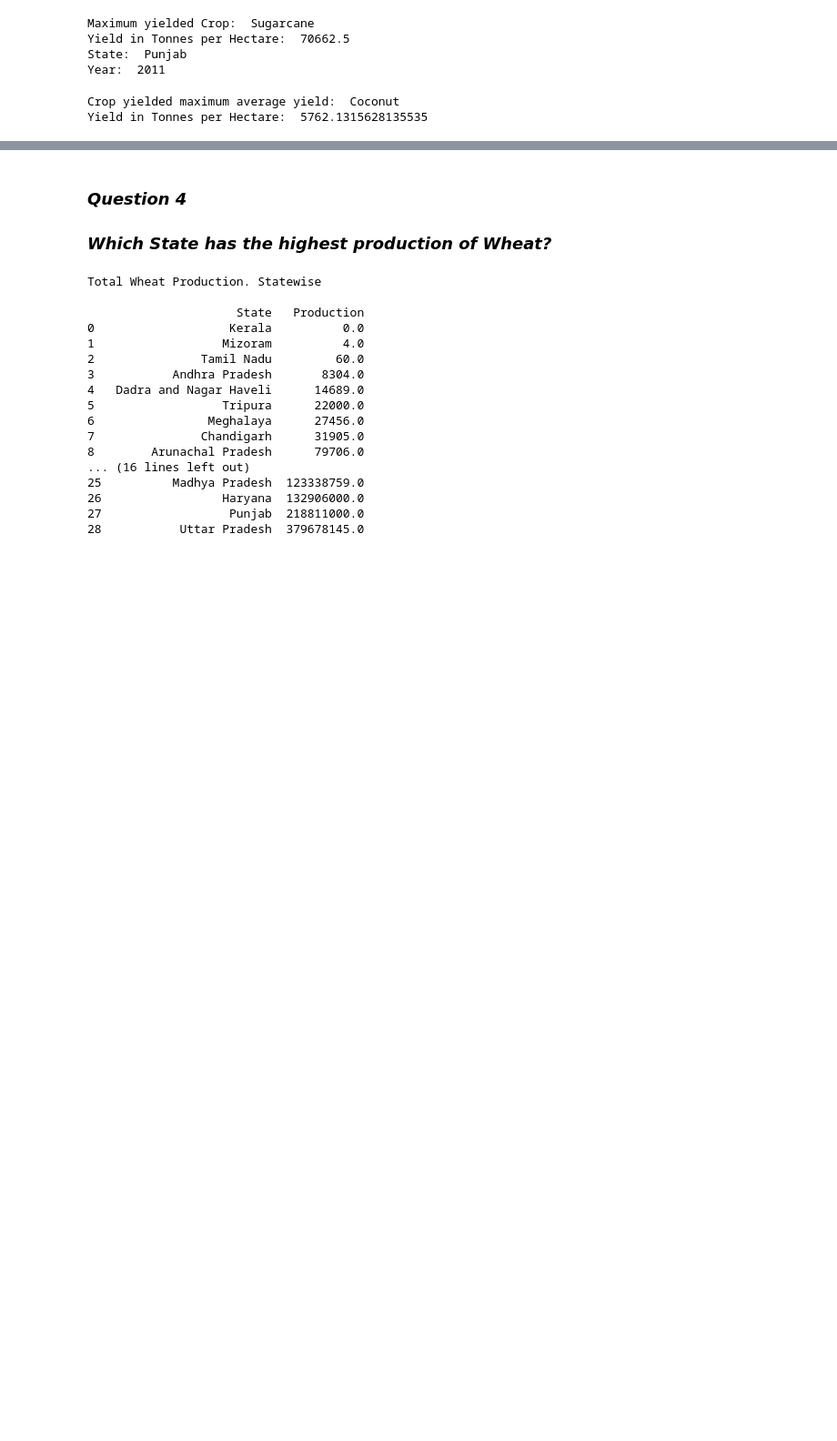
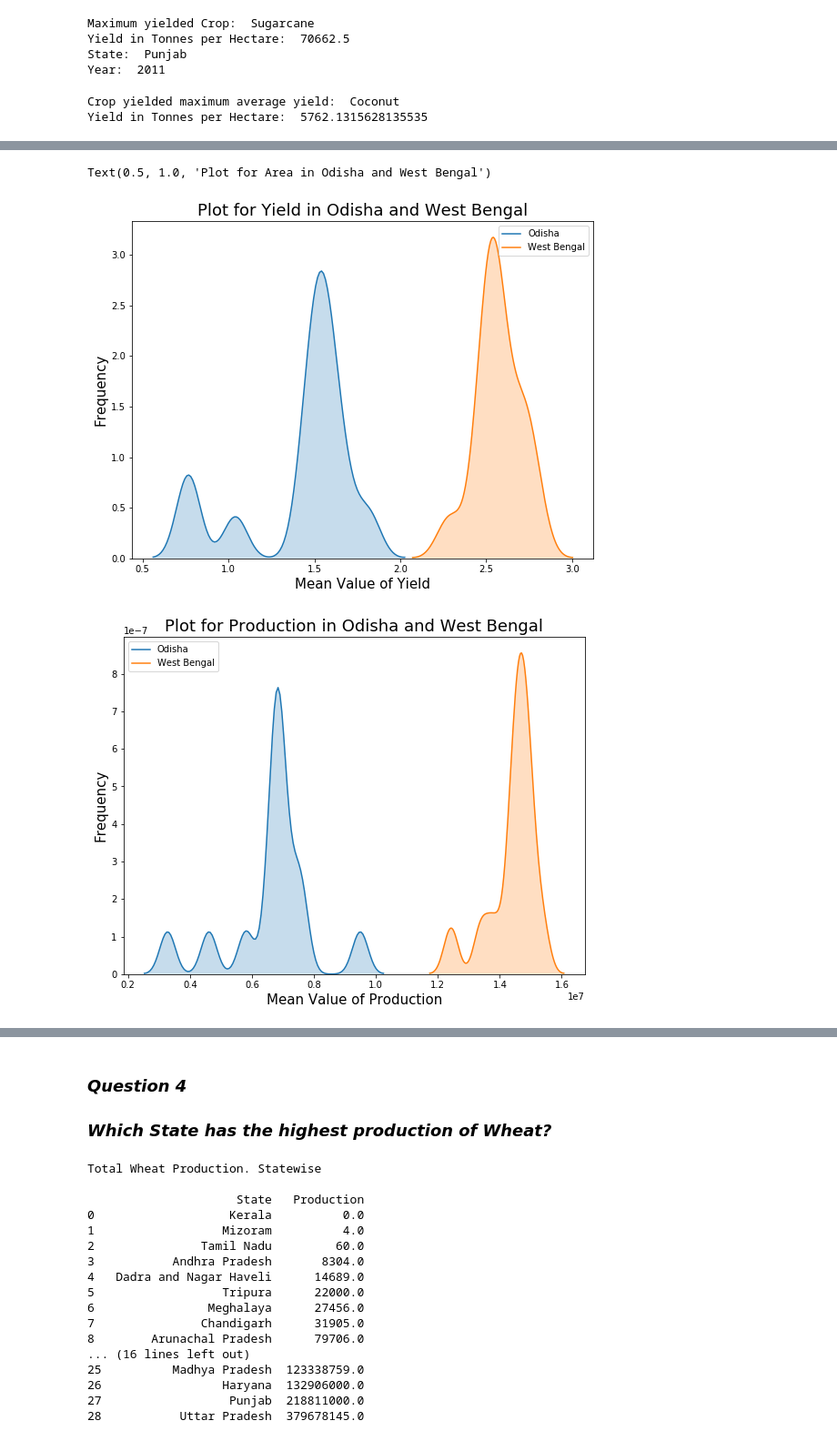
Before and after one commit to Neha-Jacob/Crop-Analysis-India, a Jupyter notebook: Crop Production Analysis - India.ipynb, the cells around one changed output, grey strips where cells are left out. Shown: that part at 91% size. Saved outputs shown, nothing was run; the diff lists cells and outputs as text; code cells hidden in the pictures; blank space fills up the shorter version.

```diff
--- a/Crop Production Analysis - India.ipynb
+++ b/Crop Production Analysis - India.ipynb
@@ -117,0 +163,3 @@ Yield in Tonnes per Hectare:  5762.1315628135535
+# %%
+odishaRice_df = crop_df[(crop_df['Crop']=='Rice') & (crop_df['State']=='Odisha') ]
+odishaRice_df
@@ -117,0 +182,3 @@ Yield in Tonnes per Hectare:  5762.1315628135535
+# %%
+westBengalRice_df = crop_df[(crop_df['Crop']=='Rice') & (crop_df['State']=='West Bengal') ]
+westBengalRice_df
@@ -117,0 +237,37 @@ Yield in Tonnes per Hectare:  5762.1315628135535
+# %%
+plt.figure(figsize=(20,15))
+plt.subplot(2, 2, 1)
+sb.kdeplot(odishaRice_df['Yield'],label = "Odisha",shade=True)
+sb.kdeplot(westBengalRice_df['Yield'], label = "West Bengal",shade=True)
+#handles = [mpatches.Patch(facecolor=plt.cm.Reds(100), label="Odisha"),
+#           mpatches.Patch(facecolor=plt.cm.Blues(100), label="West Bengal")]
+#plt.legend(handles=handles)
+plt.xlabel('Mean Value of Yield',fontsize=15)
+plt.ylabel('Frequency',fontsize=15)
+plt.title('Plot for Yield in Odisha and West Bengal',fontsize=18)
+
+plt.figure(figsize=(20,15))
+plt.subplot(2, 2, 1)
+sb.kdeplot(odishaRice_df['Production'],label = "Odisha",shade=True)
+sb.kdeplot(westBengalRice_df['Production'], label = "West Bengal",shade=True)
+#handles = [mpatches.Patch(facecolor=plt.cm.Reds(100), label="Odisha"),
+#           mpatches.Patch(facecolor=plt.cm.Blues(100), label="West Bengal")]
+#plt.legend(handles=handles)
+plt.xlabel('Mean Value of Production',fontsize=15)
+plt.ylabel('Frequency',fontsize=15)
+plt.title('Plot for Production in Odisha and West Bengal',fontsize=18)
+
+plt.figure(figsize=(20,15))
+plt.subplot(2, 2, 1)
+sb.kdeplot(odishaRice_df['Area'],label = "Odisha",shade=True)
+sb.kdeplot(westBengalRice_df['Area'], label = "West Bengal",shade=True)
+#handles = [mpatches.Patch(facecolor=plt.cm.Reds(100), label="Odisha"),
+#           mpatches.Patch(facecolor=plt.cm.Blues(100), label="West Bengal")]
+#plt.legend(handles=handles)
+plt.xlabel('Mean Value of Area',fontsize=15)
+plt.ylabel('Frequency',fontsize=15)
+plt.title('Plot for Area in Odisha and West Bengal',fontsize=18)
+# %% [output]
+Text(0.5, 1.0, 'Plot for Area in Odisha and West Bengal')
+[figure, added]
+[figure, added]
```
Also changed, not shown: parts of 17 cells of this notebook.
